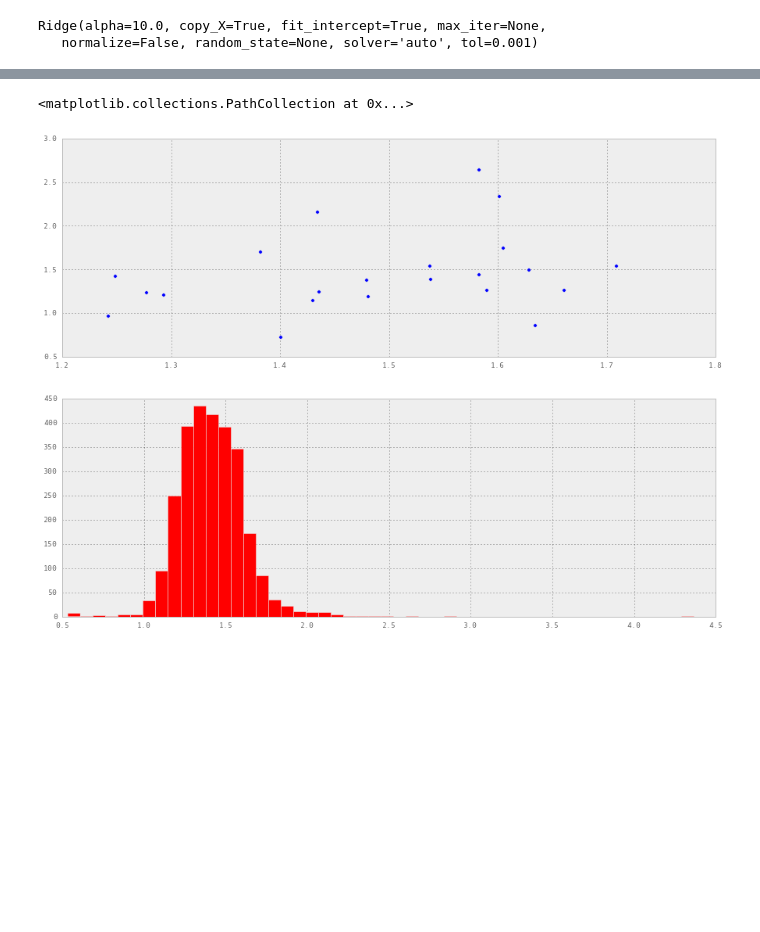
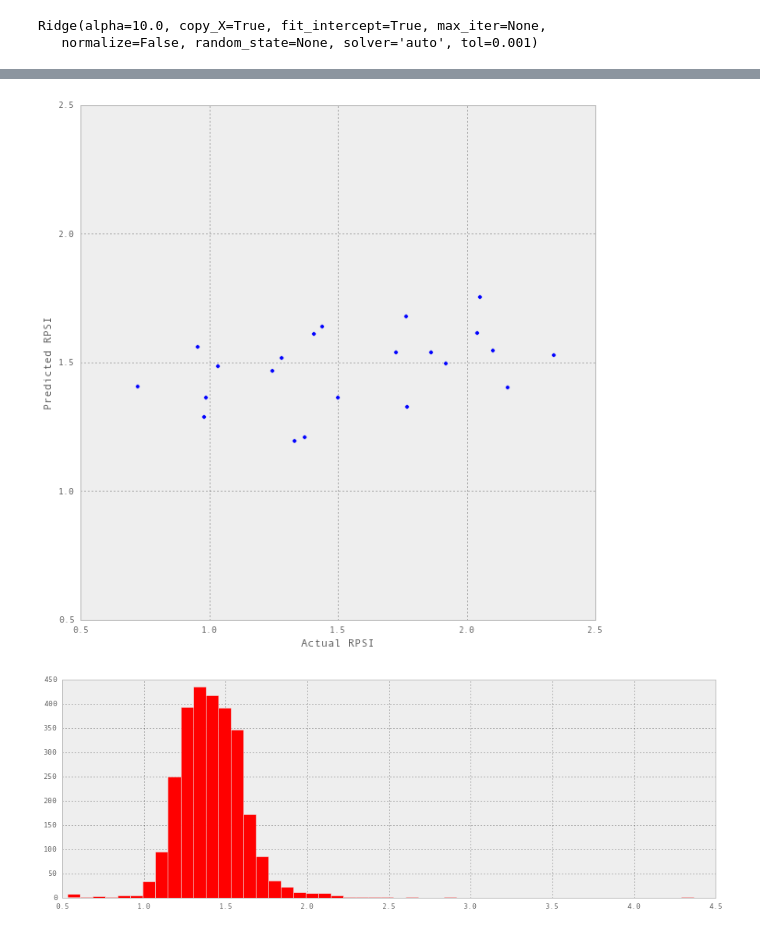
Before and after one commit to along528/insight, a Jupyter notebook: models/simple_regression_integrate_year.ipynb, the cells around one changed output, grey strips where cells are left out. Cells and saved outputs as stored; diff of their text form; code cells hidden in the pictures; blank space fills up the shorter version.

Commit message:
made scatter and density plot

```diff
--- a/models/simple_regression_integrate_year.ipynb
+++ b/models/simple_regression_integrate_year.ipynb
@@ -200,8 +197,13 @@ Variance score: 0.07
-# %%
-plt.scatter(regr.predict(X_test),y_test)
-# %% [output]
-<matplotlib.collections.PathCollection at 0x...>
-[figure, removed]
+# %%
+plt.rcParams['figure.figsize'] = (10, 10)
+plt.scatter(y_test,regr.predict(X_test))
+plt.xlim([0.5,2.5])
+plt.ylim([0.5,2.5])
+plt.xlabel('Actual RPSI')
+plt.ylabel('Predicted RPSI')
+plt.savefig('images/rsquare.png',facecolor='white')
+# %% [output]
+[figure, added]
 # %%
 predictions = regr.predict(X_predict)
 plt.hist(predictions,bins=50)
```
Also changed, not shown: parts of 2 cells of this notebook, 12 other files.
